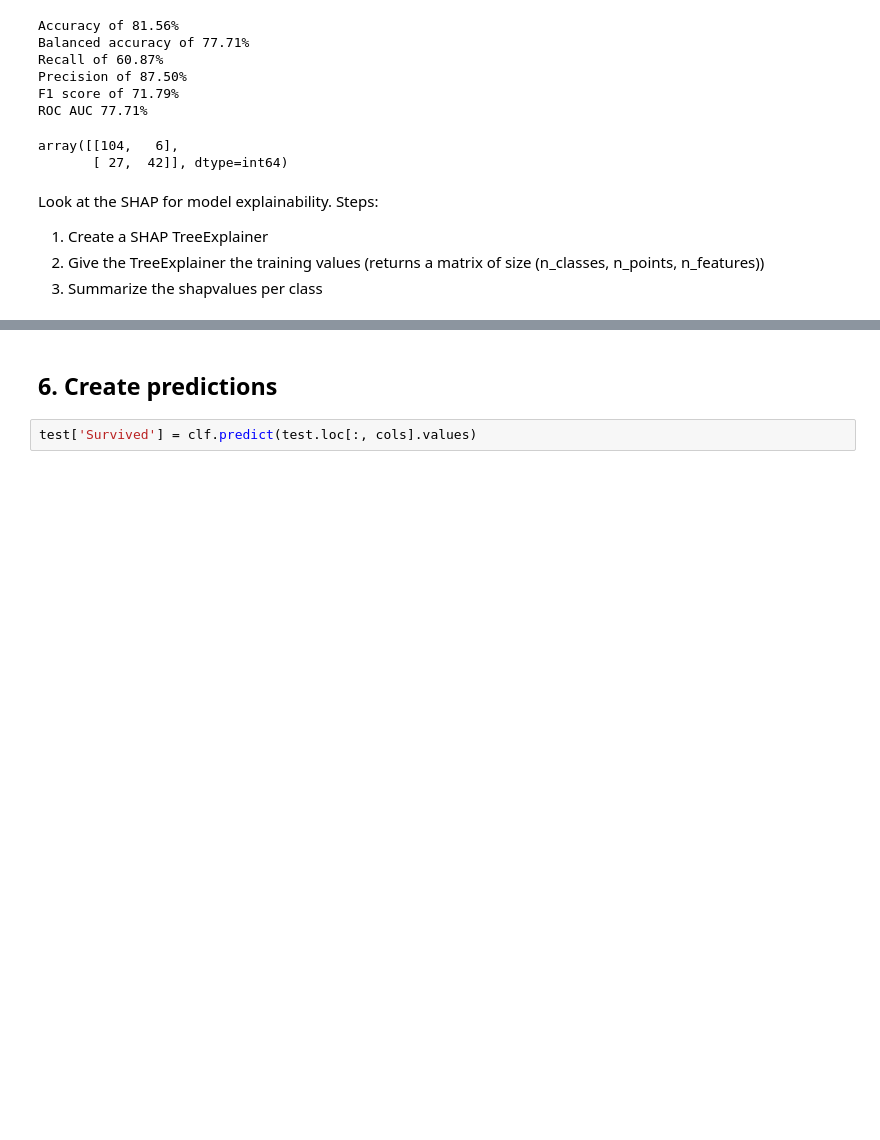
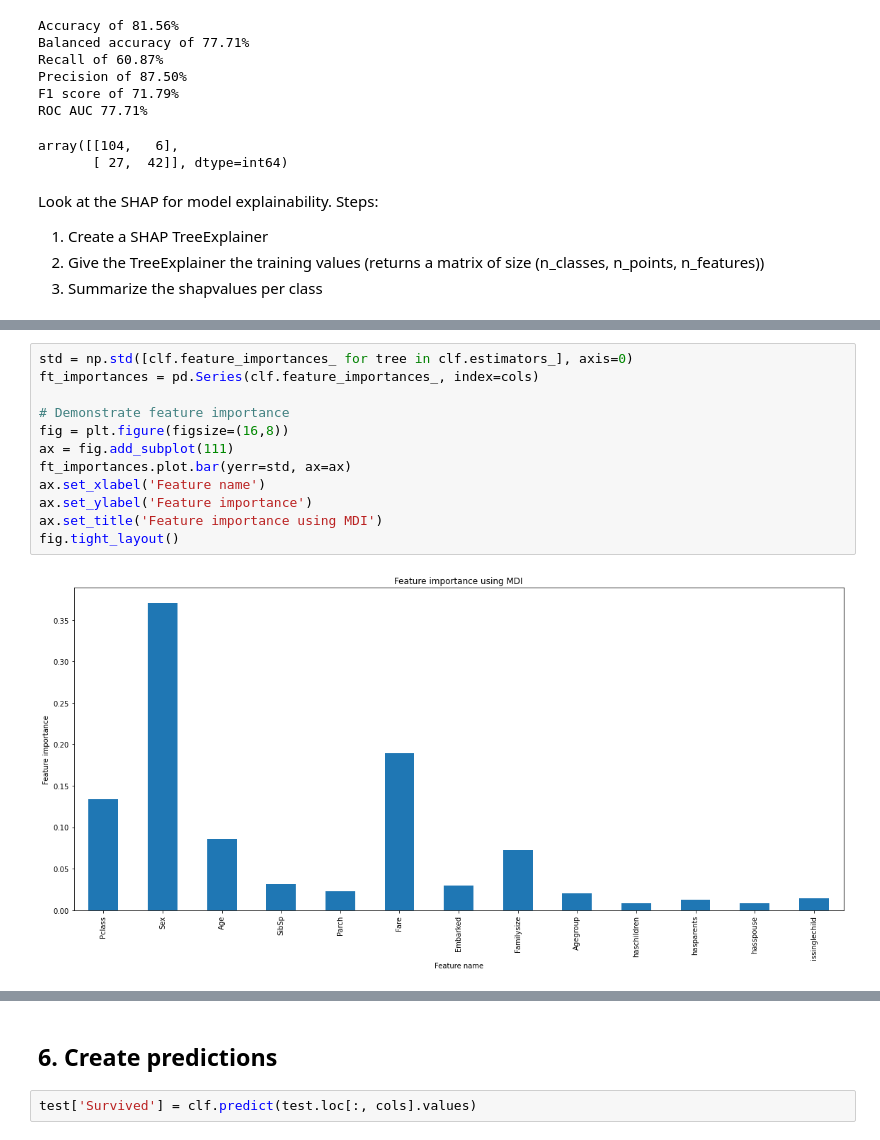
Before and after one commit to bbuysschaert/kaggle_titanic, a Jupyter notebook: Code/basicpython/main.ipynb, the cells around one changed output, grey strips where cells are left out. Saved outputs shown, nothing was run; the diff lists cells and outputs as text; blank space fills up the shorter version.

Commit message:
Include feature importance graphs

```diff
--- a/Code/basicpython/main.ipynb
+++ b/Code/basicpython/main.ipynb
@@ -151,0 +152,14 @@ shap.summary_plot(shapvals[1,:,:], features=X_trn, feature_names=cols)
+# %%
+std = np.std([clf.feature_importances_ for tree in clf.estimators_], axis=0)
+ft_importances = pd.Series(clf.feature_importances_, index=cols)
+
+# Demonstrate feature importance
+fig = plt.figure(figsize=(16,8))
+ax = fig.add_subplot(111)
+ft_importances.plot.bar(yerr=std, ax=ax)
+ax.set_xlabel('Feature name')
+ax.set_ylabel('Feature importance')
+ax.set_title('Feature importance using MDI')
+fig.tight_layout()
+# %% [output]
+[figure, added]
```
Also changed, not shown: parts of 2 cells of this notebook.
